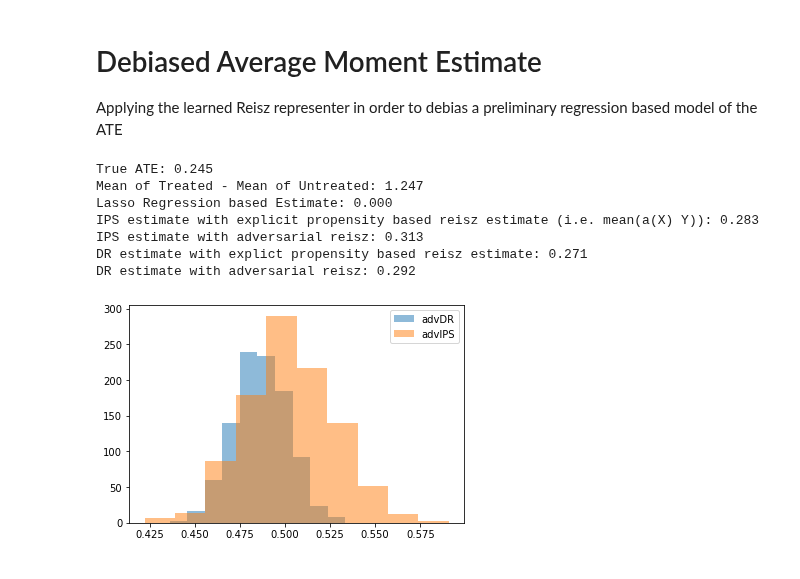
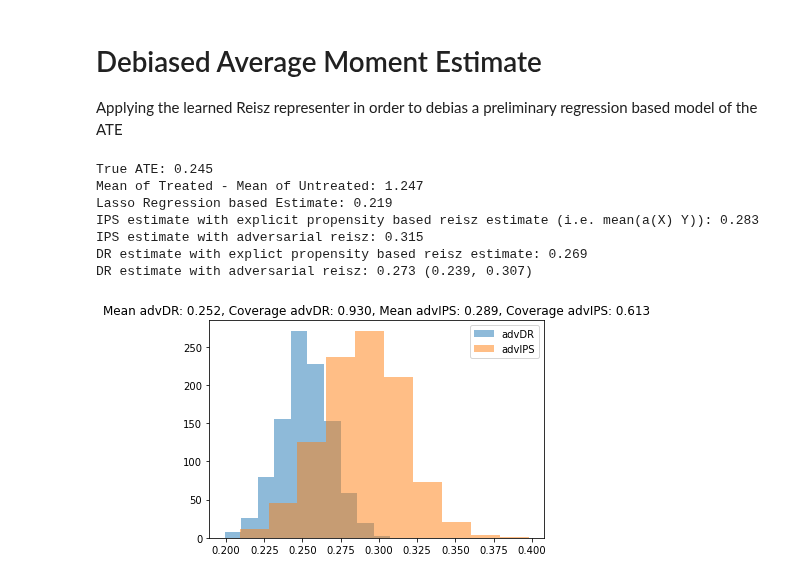
Before and after one commit to syrgkanislab/adversarial_reisz, a Jupyter notebook: LinearAdversarialReisz.ipynb, the cells around one changed output. Drawn from its saved outputs; the diff is of its cells as text; code cells hidden in the pictures.

```diff
--- a/LinearAdversarialReisz.ipynb
+++ b/LinearAdversarialReisz.ipynb
@@ -146,10 +157,8 @@ from sklearn.kernel_approximation import Nystroem, RBFSampler
 from sklearn.pipeline import Pipeline
 
 # feat = Pipeline([('p', PolynomialFeatures(degree=3, include_bias=False))])
-feat = Pipeline([('nys', Nystroem(n_components=100, kernel='rbf', gamma=5, degree=3)),
-                   ('p', PolynomialFeatures(degree=1, include_bias=True))])
-# feat = Pipeline([('nys', RBFSampler(n_components=100, gamma=2)),
-#                    ('p', PolynomialFeatures(degree=1, include_bias=True))])
+feat = Pipeline([('nys', Nystroem(n_components=100, kernel='rbf', gamma=5, degree=3))])
+# feat = Pipeline([('nys', RBFSampler(n_components=100, gamma=2))])
 # feat = Pipeline([('p', SeparateFeaturizer(feat))])
 feat.steps.append(('s', StandardScaler()))
 feat.steps.append(('cnt', PolynomialFeatures(degree=1, include_bias=True)))
@@ -212,11 +222,18 @@ plt.show()
 # Debiased Average Moment Estimate
 
 Applying the learned Reisz representer in order to debias a preliminary regression based model of the ATE
+# %%
+def mean_ci(data, confidence=0.95):
+    a = 1.0 * np.array(data)
+    n = len(a)
+    m, se = np.mean(a), scipy.stats.sem(a)
+    h = se * scipy.stats.t.ppf((1 + confidence) / 2., n-1)
+    return m, m-h, m+h
 # %%
 from sklearn.linear_model import LassoCV, Lasso, LogisticRegressionCV
 from sklearn.pipeline import Pipeline
 
-est = Lasso(alpha=0.1).fit(X, y)
+est = Pipeline([('p', PolynomialFeatures(degree=3)), ('l', Lasso(alpha=.05))]).fit(X, y)
 propensity = Pipeline([('p', PolynomialFeatures(degree=3)), ('l', LogisticRegressionCV())]).fit(X[:, 1:], X[:, 0])
 # %%
 a_test = splin.predict(X_test)
@@ -235,28 +252,39 @@ print("Lasso Regression based Estimate: {:.3f}".format(biased_ate))
 print("IPS estimate with explicit propensity based reisz estimate (i.e. mean(a(X) Y)): {:.3f}".format(ips_ate))
 print("IPS estimate with adversarial reisz: {:.3f}".format(reisz_ate))
 print("DR estimate with explict propensity based reisz estimate: {:.3f}".format(dr_ate))
-print("DR estimate with adversarial reisz: {:.3f}".format(dr_reisz_ate))
+print("DR estimate with adversarial reisz: {:.3f} ({:.3f}, {:.3f})".format(dr_reisz_ate, dr_reisz_low, dr_reisz_up))
 # %% [output]
 True ATE: 0.245
 Mean of Treated - Mean of Untreated: 1.247
-Lasso Regression based Estimate: 0.000
+Lasso Regression based Estimate: 0.219
 IPS estimate with explicit propensity based reisz estimate (i.e. mean(a(X) Y)): 0.283
-IPS estimate with adversarial reisz: 0.313
-DR estimate with explict propensity based reisz estimate: 0.271
-DR estimate with adversarial reisz: 0.292
+IPS estimate with adversarial reisz: 0.315
+DR estimate with explict propensity based reisz estimate: 0.269
+DR estimate with adversarial reisz: 0.273 (0.239, 0.307)
 # %%
 dr_reisz_ate = []
 reisz_ate = []
 biased_ate = []
+dr_reisz_cov = []
+reisz_cov = []
 for exp in range(1000):
     Xboot, yboot = gen_data(n, p)
     aboot = splin.predict(Xboot)
-    dr_reisz_ate.append(np.mean(moment_fn(Xboot, est.predict)) + np.mean(aboot * (yboot - est.predict(Xboot))))
-    reisz_ate.append(np.mean(aboot * yboot))
+    drm, drl, dru = mean_ci(moment_fn(Xboot, est.predict) + aboot * (yboot - est.predict(Xboot)))
+    rm, rl, ru = mean_ci(aboot * yboot)
+    dr_reisz_ate.append(drm)
+    reisz_ate.append(rm)
+    dr_reisz_cov.append((true_ate <= dru) & (true_ate >= drl))
+    reisz_cov.append((true_ate <= ru) & (true_ate >= rl))
 # %%
+plt.title("Mean advDR: {:.3f}, Coverage advDR: {:.3f}, "
+          "Mean advIPS: {:.3f}, Coverage advIPS: {:.3f}".format(np.mean(dr_reisz_ate),
+                                                               np.mean(dr_reisz_cov),
+                                                               np.mean(reisz_ate),
+                                                               np.mean(reisz_cov)))
 plt.hist(np.array(dr_reisz_ate), alpha=.5, label='advDR')
 plt.hist(np.array(reisz_ate), alpha=.5, label='advIPS')
 plt.legend()
 plt.show()
 # %% [output]
-[figure, old version]
+[figure, new version]
```
Also changed, not shown: parts of 9 cells of this notebook, 1 other file.
